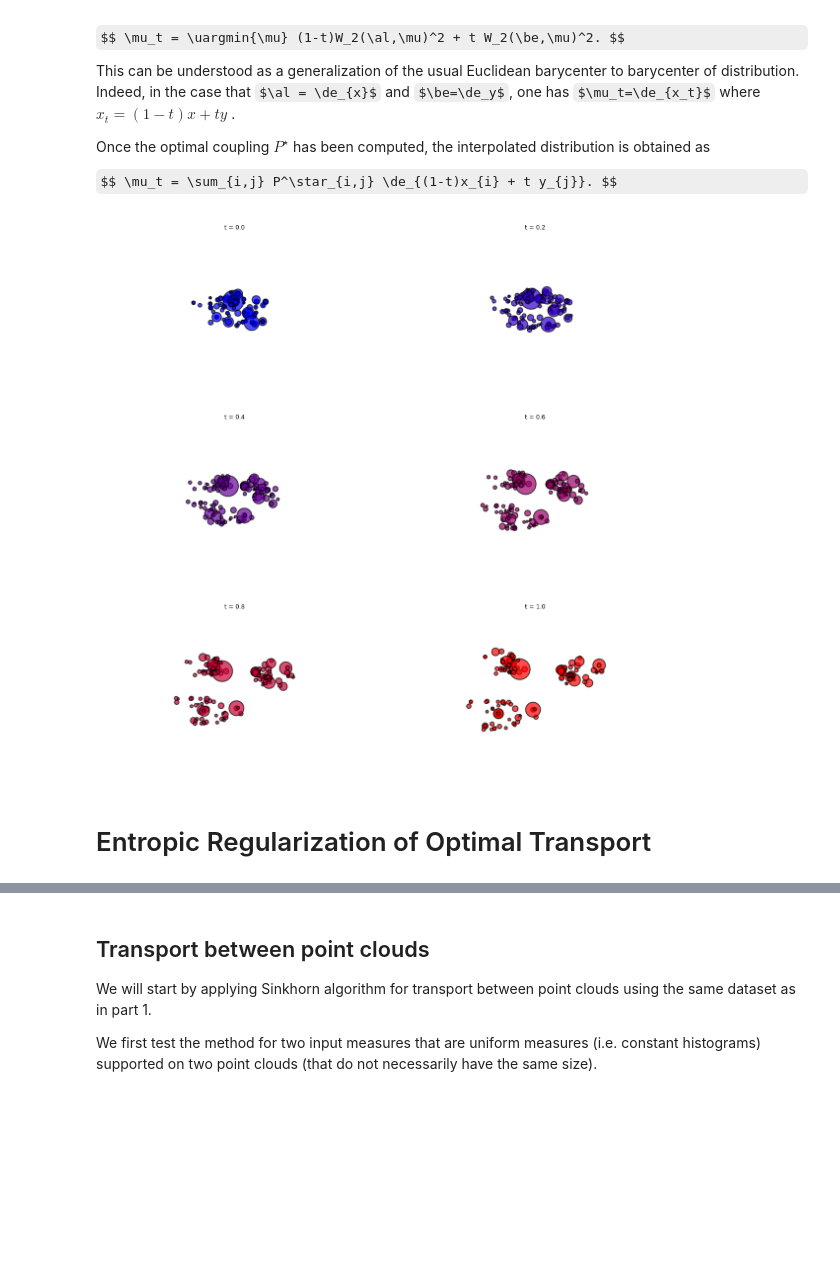
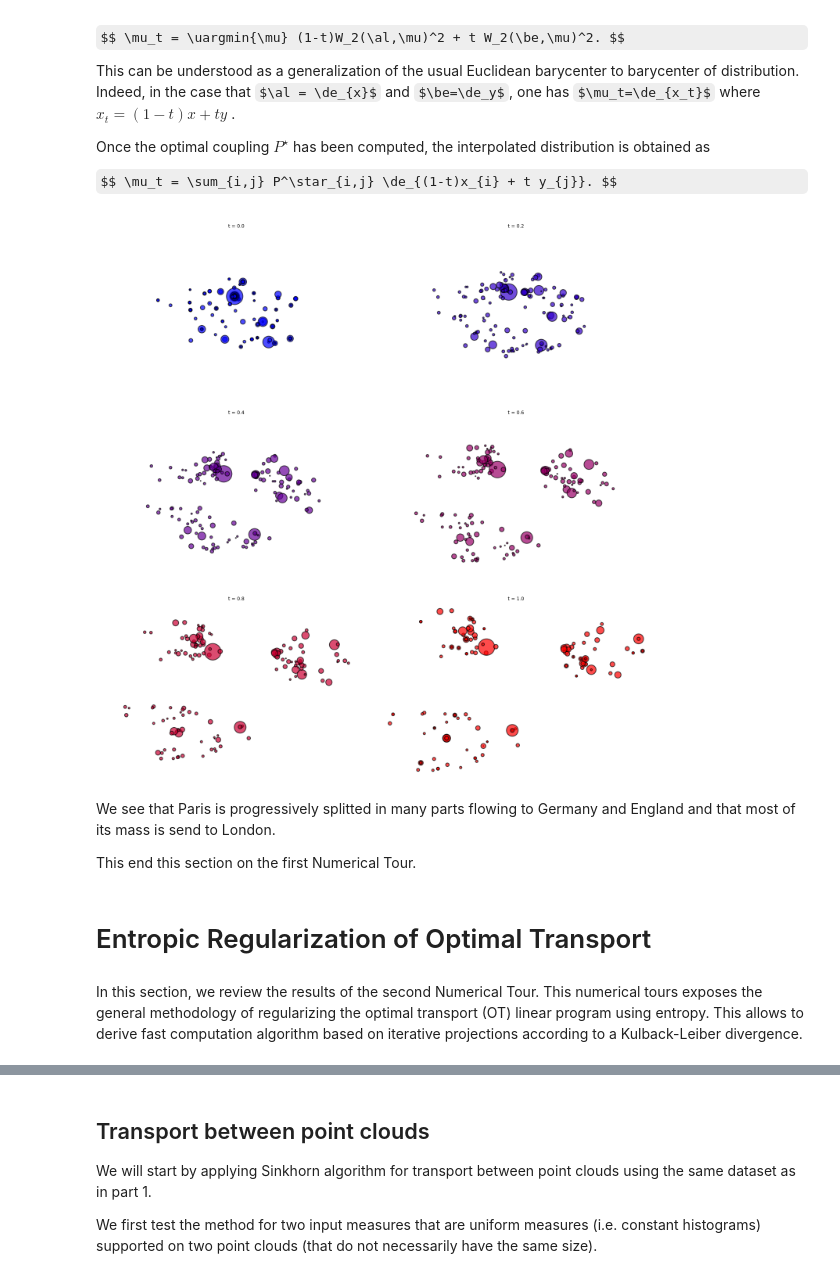
Before and after one commit to DimSum2k/MixtureWasserstein, a Jupyter notebook: TpOptimalTransport.ipynb, the cells around one changed output, grey strips where cells are left out. Cells and saved outputs as stored; diff of their text form; code cells hidden in the pictures; some formulas as TeX source; blank space fills up the shorter version.

```diff
--- a/TpOptimalTransport.ipynb
+++ b/TpOptimalTransport.ipynb
@@ -432,7 +420,6 @@ plot_map(X,Y, balanced=False, label=label, a=a, b=b)
 # %%
 C = get_distance_from_lat_long(X, Y)
 print(C.shape)
-
-res, P = solve_cvxpy(C,a,b,precision=10e-7)
+res, P = solve_cvxpy(C,a,b,precision=10e-7, verbose=False)
 # %% [output]
 (50, 90)
@@ -458,9 +429,9 @@ with less than $n+m-1$ non zero entries. An entry $P_{i,j}^\star \neq 0$
 should be understood as a link between $x_{i}$
 and $y_{j}$ where an amount of mass equal to $P_{i,j}^\star$ is transfered.
 # %%
-print("Number of non-zero: %d (n + m-1 = %d)" %(len(P.value[P.value>1e-8]), n + m-1))
+print("Number of non-zero: %d (n + m-1 = %d)" %(len(P.value[P.value>1e-6]), n + m-1))
 plt.figure(figsize = (7,8))
-P.value[P.value<=1e-8]=0
+P.value[P.value<=1e-6]=0
 plt.imshow(P.value);
 # %% [output]
 Number of non-zero: 137 (n + m-1 = 139)
@@ -499,27 +470,37 @@ $$ \mu_t = \sum_{i,j} P^\star_{i,j} \de_{(1-t)x_{i} + t y_{j}}. $$
 # %%
 def plot_interpolate(X,Y,P):
     I,J = np.nonzero(P.value>1e-5)
     Pij = P.value[I,J]
 
     plt.figure(figsize =(20,20))
     tlist = np.linspace(0, 1, 6)
     for i in range(len(tlist)):
         t = tlist[i]
         Xt = (1-t)*X[:,I] + t*Y[:,J]
         plt.subplot(3,2,i+1)
         plt.axis("off")
         for j in range(len(Pij)):
             myplot(Xt[0,j],Xt[1,j],Pij[j]*len(Pij)*6,[[t,0,1-t]])
         plt.title("t = %.1f" %t)
-        plt.xlim(min(np.min(Y[0,:]), np.min(X[0,:]))-10 ,max(np.max(Y[0,:]), np.max(X[0,:]))+10)
-        plt.ylim(min(np.min(Y[1,:]), np.min(X[1,:]))-10 ,max(np.max(Y[1,:]), np.max(X[1,:]))+10)
+        plt.xlim(min(np.min(Y[0,:]), np.min(X[0,:]))-1 ,max(np.max(Y[0,:]), np.max(X[0,:]))+1)
+        plt.ylim(min(np.min(Y[1,:]), np.min(X[1,:]))-1 ,max(np.max(Y[1,:]), np.max(X[1,:]))+1)
+    plt.tight_layout()
     plt.show()
 
 plot_interpolate(X,Y,P)
 # %% [output]
-[figure, old version]
+[figure, new version]
+# %% [markdown]
+We see that Paris is progressively splitted in many parts flowing to Germany and England and that most of its mass is send to London.
+
+This end this section on the first Numerical Tour.
 # %% [markdown]
 # Entropic Regularization of Optimal Transport
+# %% [markdown]
+In this section, we review the results of the second Numerical Tour. This numerical tours exposes the general methodology of regularizing the
+optimal transport (OT) linear program using entropy. This allows to
+derive fast computation algorithm based on iterative projections
+according to a Kulback-Leiber divergence.
 # %% [markdown]
 We consider two input histograms $a,b \in \Si_n$, where we denote the simplex in $\RR^n$
 $$ \Si_n := \enscond{ a \in \RR_+^n }{ \sum_i a_i = 1 }.  $$
```
Also changed, not shown: parts of 90 cells of this notebook, 21 other files.
